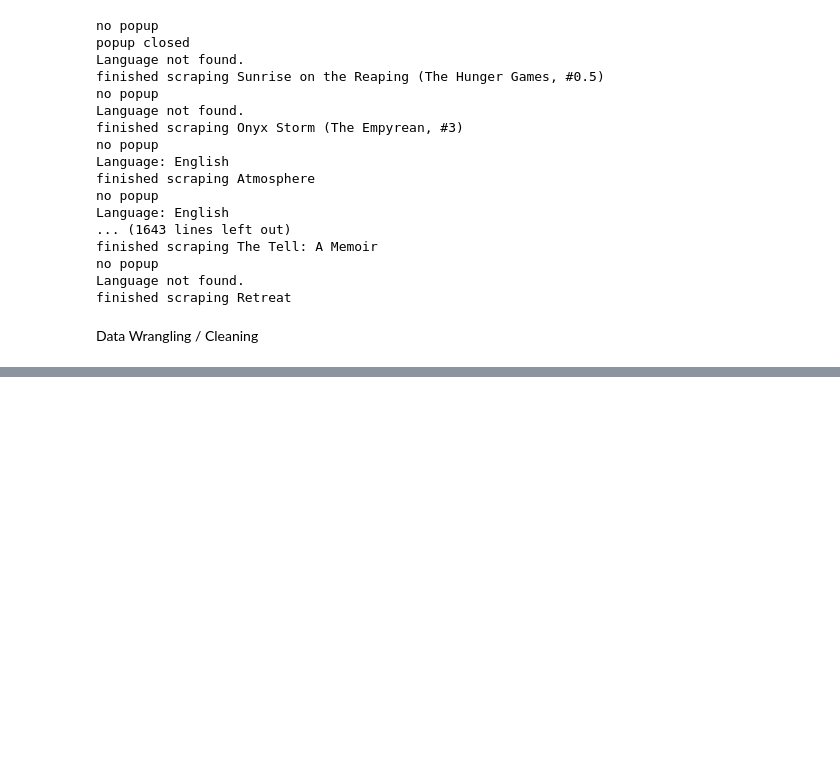
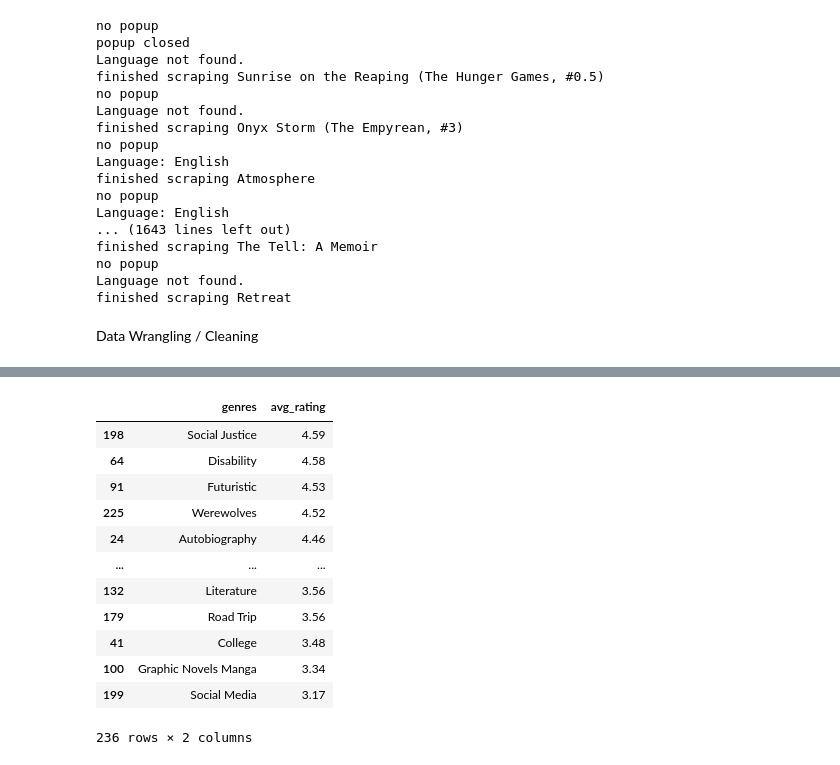
Before and after one commit to aliouas/bookscrape-trends, a Jupyter notebook: processing.ipynb, the cells around one changed output, grey strips where cells are left out. Saved outputs shown, nothing was run; the diff lists cells and outputs as text; code cells hidden in the pictures; blank space fills up the shorter version.

```diff
--- a/processing.ipynb
+++ b/processing.ipynb
@@ -146,0 +178,19 @@ df["want_read"] = df["want_read"].str.extract(r"([\d]+)\s+people").astype("Int64
+# %%
+# Most highly-rated genres
+genre_rating = df_genres.dropna(subset=["avg_rating"])
+genre_rating = genre_rating.groupby(["genres"])["avg_rating"].mean().round(2).reset_index().sort_values(by=["avg_rating"], ascending=False)
+genre_rating
+# %% [output]
+|  | genres | avg_rating |
+| 198 | Social Justice | 4.59 |
+| 64 | Disability | 4.58 |
+| 91 | Futuristic | 4.53 |
+| 225 | Werewolves | 4.52 |
+| 24 | Autobiography | 4.46 |
+| ... | ... | ... |
+| 132 | Literature | 3.56 |
+| 179 | Road Trip | 3.56 |
+| 41 | College | 3.48 |
+| 100 | Graphic Novels Manga | 3.34 |
+| 199 | Social Media | 3.17 |
+236 rows × 2 columns
```
Also changed, not shown: parts of 5 cells of this notebook.
